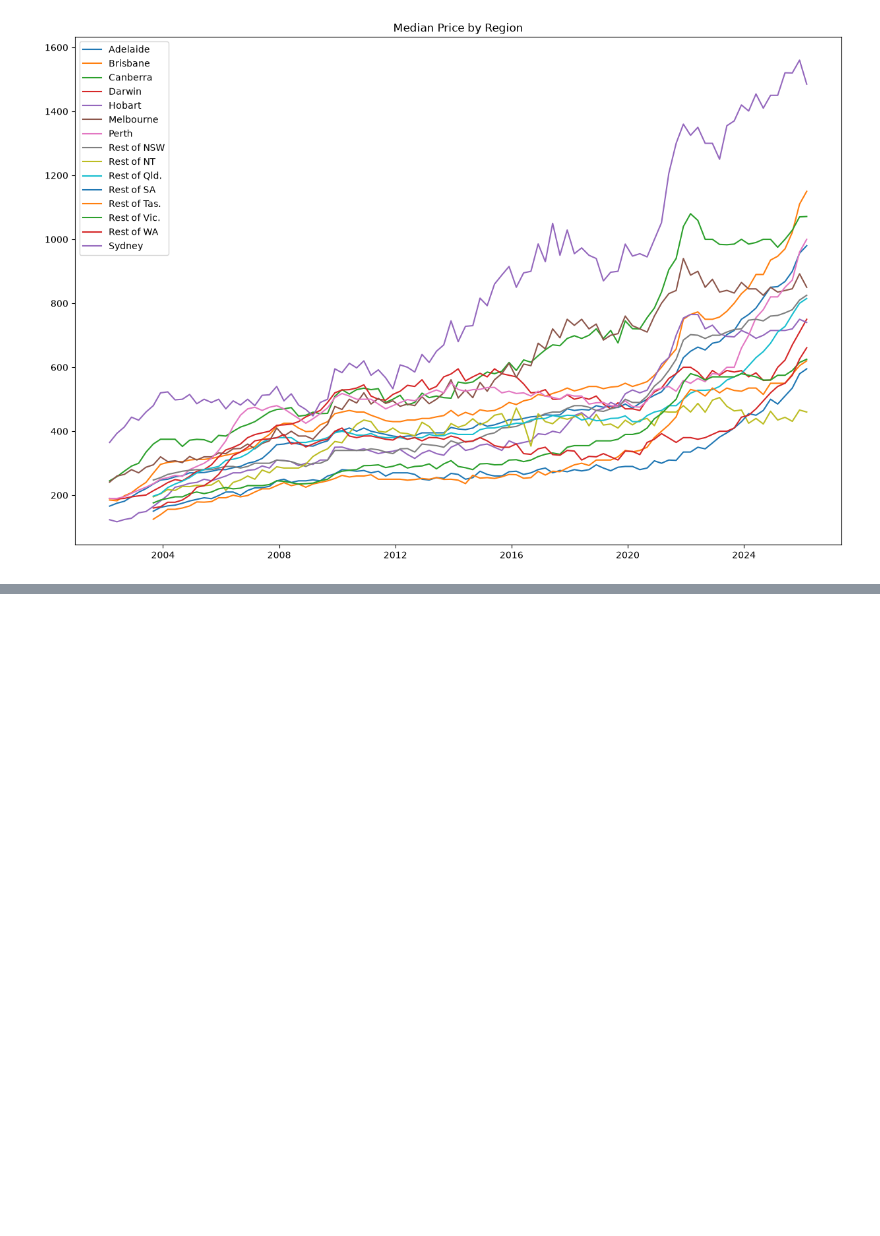
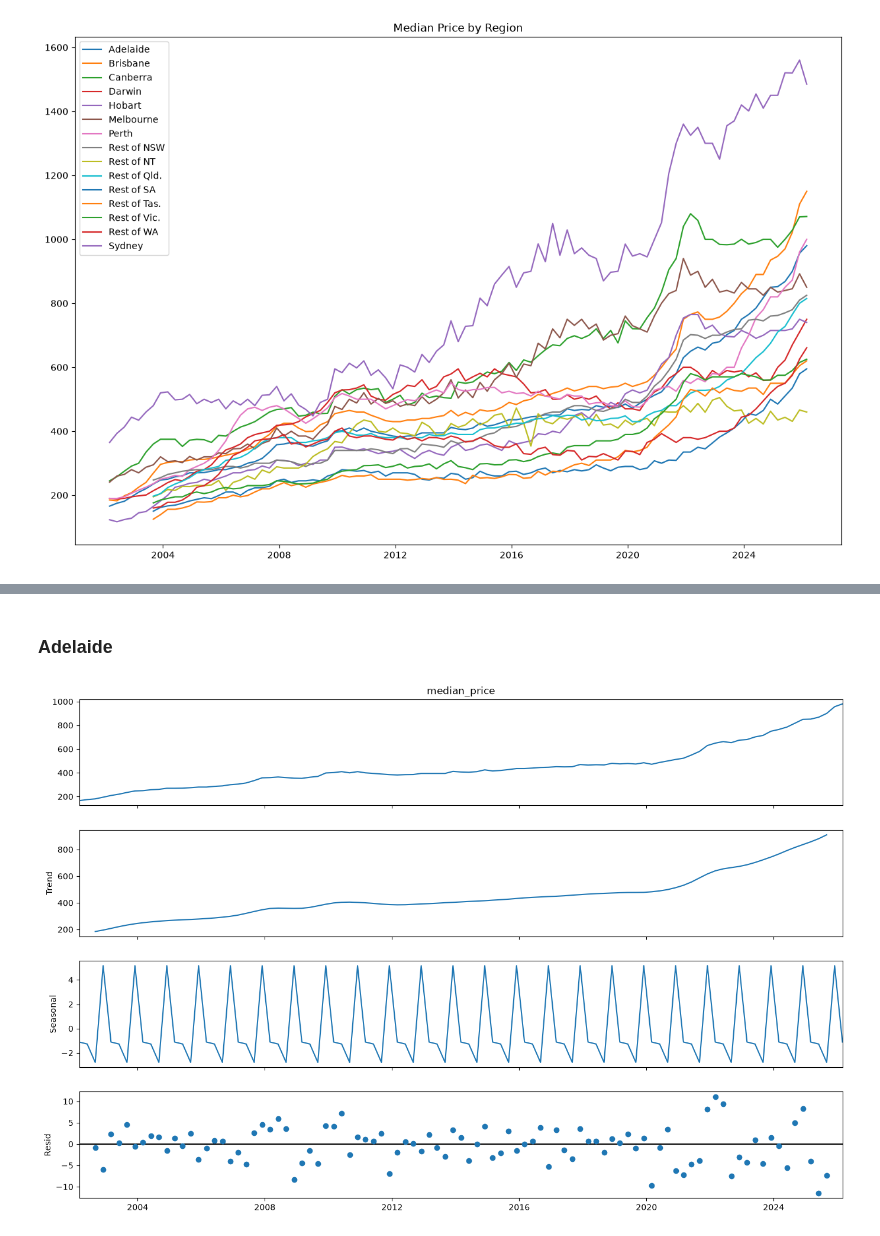
Before and after one commit to EddieYung2335/aus_housing_forecast, a Jupyter notebook: notebooks/01_eda.ipynb, the cells around one changed output, grey strips where cells are left out. Saved outputs shown, nothing was run; the diff lists cells and outputs as text; code cells hidden in the pictures; blank space fills up the shorter version.

```diff
--- a/notebooks/01_eda.ipynb
+++ b/notebooks/01_eda.ipynb
@@ -98,0 +158,21 @@ plt.show()
+# %% [markdown]
+### Adelaide
+# %%
+adl_panel = panel[panel["region"] == "Adelaide"]
+
+adl_indexed = adl_panel.set_index("date")
+
+adl_prices = adl_indexed["median_price"]
+
+adl = adl_prices.dropna()
+# %%
+result = seasonal_decompose(adl, model='additive', period=4)
+
+fig = result.plot()
+fig.set_size_inches(15, 10)
+
+plt.savefig("../reports/figures/adelaide_decompose.png", dpi=300)
+
+plt.show()
+# %% [output]
+[figure, added]
```
Also changed, not shown: parts of 31 cells of this notebook, 10 other files.
